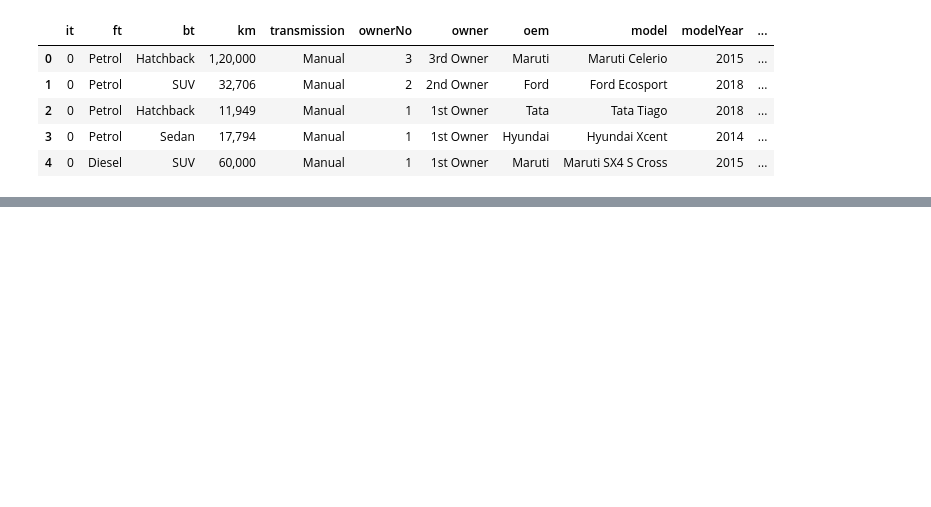
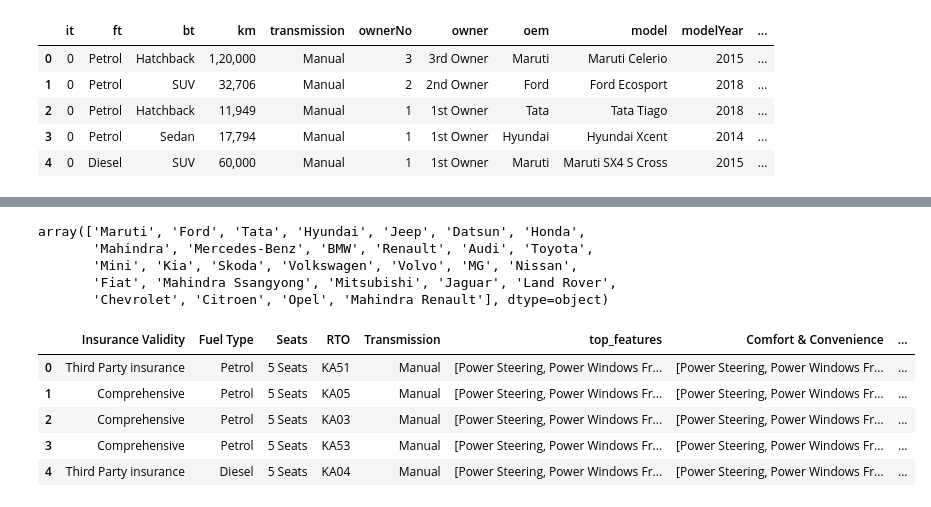
Before and after one commit to Nagasuruthi-R/car_dheko_machine_learning, a Jupyter notebook: project/main.ipynb, the cells around one changed output, grey strips where cells are left out. Cells and saved outputs as stored; diff of their text form; code cells hidden in the pictures; blank space fills up the shorter version.

```diff
--- a/project/main.ipynb
+++ b/project/main.ipynb
@@ -142,0 +185,3 @@ newcar_details.head()
+# %%
+# drop duplicate columns with same values
+final_df_combined = final_df_combined.loc[:, ~final_df_combined.columns.duplicated()]
@@ -142,0 +231,5 @@ newcar_details.head()
+# %%
+unwanted_columns = ['Registration Year', 'transmission', 'Kms Driven', 'Engine Displacement', 'trendingText.imgUrl', 'trendingText.heading', 'trendingText.desc', 'priceFixedText',
+                    'owner', 'it', 'ft', 'Ownership', 'Year of Manufacture']
+# %%
+cars_df = final_df_combined.drop(columns=unwanted_columns)
@@ -142,0 +246,8 @@ newcar_details.head()
+# %%
+cars_df.oem.unique()
+# %% [output]
+array(['Maruti', 'Ford', 'Tata', 'Hyundai', 'Jeep', 'Datsun', 'Honda',
+       'Mahindra', 'Mercedes-Benz', 'BMW', 'Renault', 'Audi', 'Toyota',
+       'Mini', 'Kia', 'Skoda', 'Volkswagen', 'Volvo', 'MG', 'Nissan',
+       'Fiat', 'Mahindra Ssangyong', 'Mitsubishi', 'Jaguar', 'Land Rover',
+       'Chevrolet', 'Citroen', 'Opel', 'Mahindra Renault'], dtype=object)
@@ -142,0 +256,9 @@ newcar_details.head()
+# %%
+cars_df.head()
+# %% [output]
+|  | Insurance Validity | Fuel Type | Seats | RTO | Transmission | top_features | Comfort & Convenience | ... |
+| 0 | Third Party insurance | Petrol | 5 Seats | KA51 | Manual | [Power Steering, Power Windows Fr... | [Power Steering, Power Windows Fr... | ... |
+| 1 | Comprehensive | Petrol | 5 Seats | KA05 | Manual | [Power Steering, Power Windows Fr... | [Power Steering, Power Windows Fr... | ... |
+| 2 | Comprehensive | Petrol | 5 Seats | KA03 | Manual | [Power Steering, Power Windows Fr... | [Power Steering, Power Windows Fr... | ... |
+| 3 | Comprehensive | Petrol | 5 Seats | KA53 | Manual | [Power Steering, Power Windows Fr... | [Power Steering, Power Windows Fr... | ... |
+| 4 | Third Party insurance | Diesel | 5 Seats | KA04 | Manual | [Power Steering, Power Windows Fr... | [Power Steering, Power Windows Fr... | ... |
```
Also changed, not shown: parts of 18 cells of this notebook, 8 other files.
